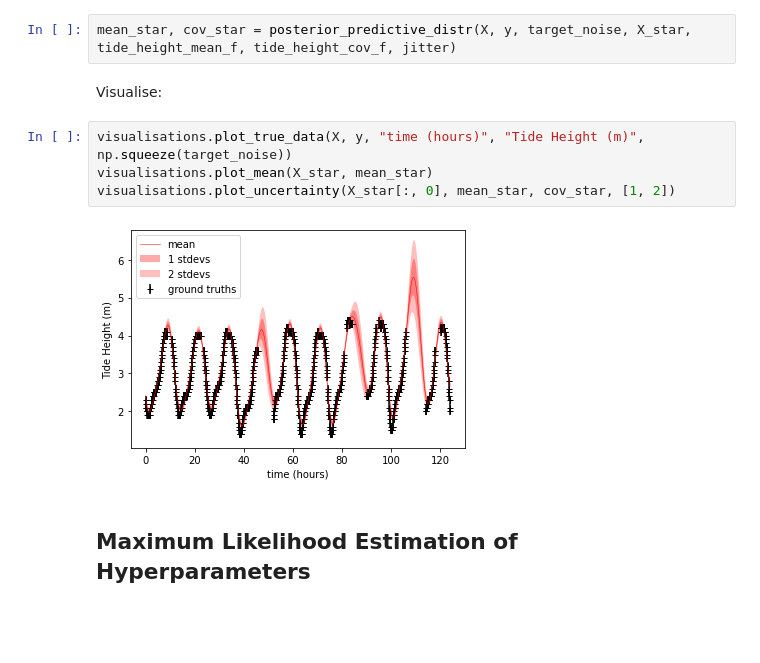
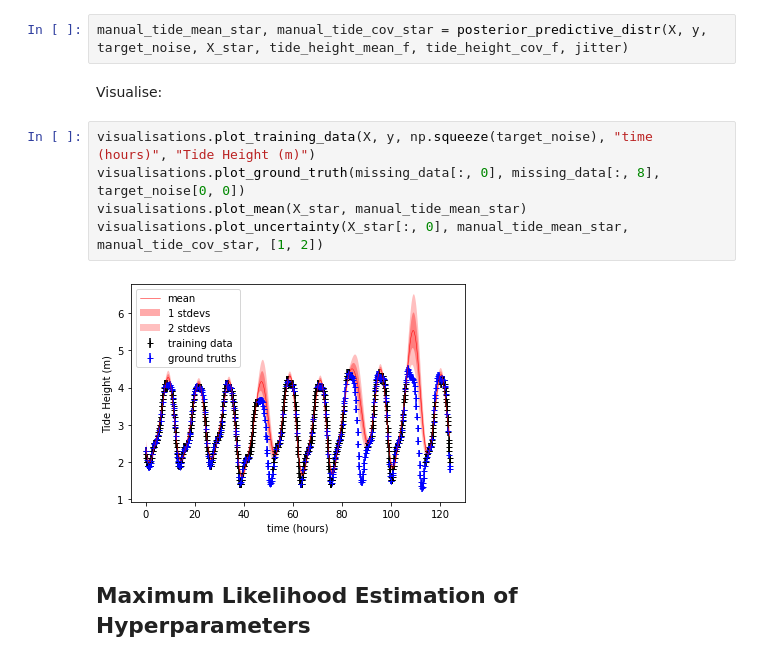
Before and after one commit to dakloepfer/AIMS-Gaussian-Processes-Labs, a Jupyter notebook: Gaussian_Processes.ipynb, the cells around one changed output. Saved outputs shown, nothing was run; the diff lists cells and outputs as text; blank space fills up the shorter version.

Commit message:
cleaned up some visualisation code

```diff
--- a/Gaussian_Processes.ipynb
+++ b/Gaussian_Processes.ipynb
@@ -139,15 +140,16 @@ X_star = np.expand_dims(X_star, axis=1)
 # %% [markdown]
 Calculate posterior distribution:
 # %%
-mean_star, cov_star = posterior_predictive_distr(X, y, target_noise, X_star, tide_height_mean_f, tide_height_cov_f, jitter)
+manual_tide_mean_star, manual_tide_cov_star = posterior_predictive_distr(X, y, target_noise, X_star, tide_height_mean_f, tide_height_cov_f, jitter)
 # %% [markdown]
 Visualise:
 # %%
-visualisations.plot_true_data(X, y, "time (hours)", "Tide Height (m)", np.squeeze(target_noise))
-visualisations.plot_mean(X_star, mean_star)
-visualisations.plot_uncertainty(X_star[:, 0], mean_star, cov_star, [1, 2])
+visualisations.plot_training_data(X, y, np.squeeze(target_noise), "time (hours)", "Tide Height (m)")
+visualisations.plot_ground_truth(missing_data[:, 0], missing_data[:, 8], target_noise[0, 0])
+visualisations.plot_mean(X_star, manual_tide_mean_star)
+visualisations.plot_uncertainty(X_star[:, 0], manual_tide_mean_star, manual_tide_cov_star, [1, 2])
 # %% [output]
-[figure, old version]
+[figure, new version]
 # %% [markdown]
 ## Maximum Likelihood Estimation of Hyperparameters
 # %% [markdown]
```
Also changed, not shown: parts of 3 cells of this notebook, 1 other file.
